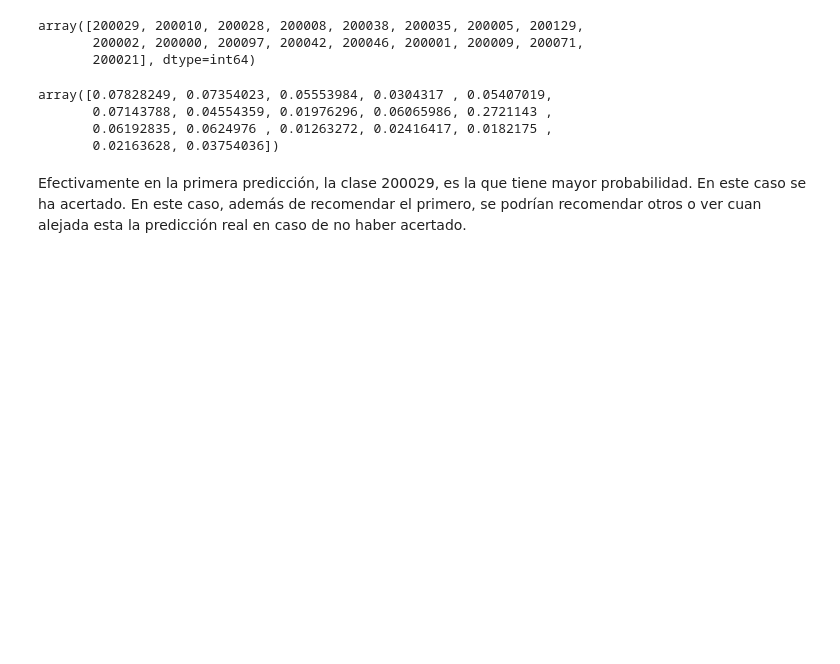
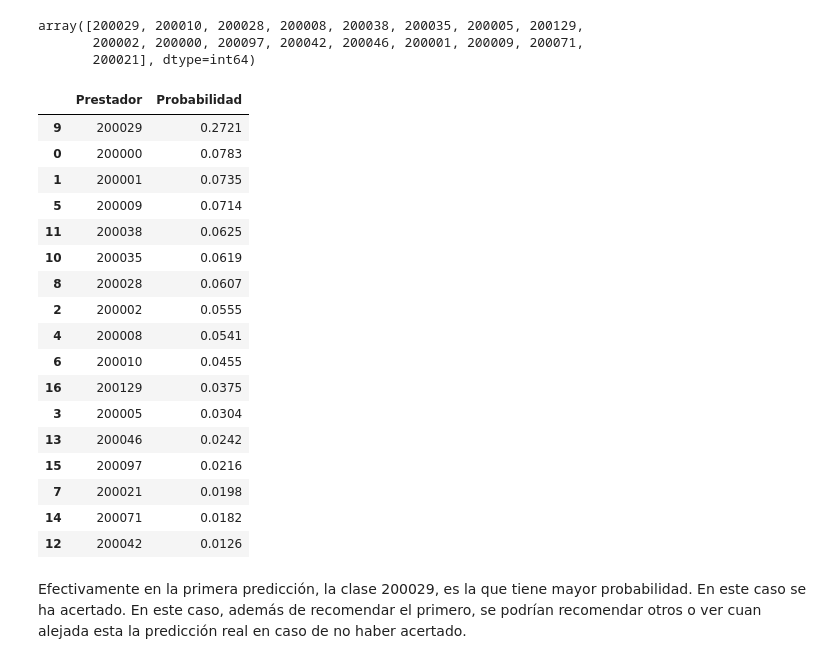
Before and after one commit to JuanMajul/Mentoria_DiploDatos2021, a Jupyter notebook: Notebooks/Practico_4.ipynb, the cells around one changed output. Drawn from its saved outputs; the diff is of its cells as text; code cells hidden in the pictures; blank space fills up the shorter version.

```diff
--- a/Notebooks/Practico_4.ipynb
+++ b/Notebooks/Practico_4.ipynb
@@ -413,13 +413,27 @@ y_test.unique()
 array([200029, 200010, 200028, 200008, 200038, 200035, 200005, 200129,
        200002, 200000, 200097, 200042, 200046, 200001, 200009, 200071,
        200021], dtype=int64)
-# %%
-y_pred_test_proba[0]
-# %% [output]
-array([0.07828249, 0.07354023, 0.05553984, 0.0304317 , 0.05407019,
-       0.07143788, 0.04554359, 0.01976296, 0.06065986, 0.2721143 ,
-       0.06192835, 0.0624976 , 0.01263272, 0.02416417, 0.0182175 ,
-       0.02163628, 0.03754036])
+# %%
+pd.DataFrame(list(zip(y.unique(),y_pred_test_proba[0]))).rename(columns={0:'Prestador',1:'Probabilidad'}).sort_values('Probabilidad',ascending=False)
+# %% [output]
+|  | Prestador | Probabilidad |
+| 9 | 200029 | 0.2721 |
+| 0 | 200000 | 0.0783 |
+| 1 | 200001 | 0.0735 |
+| 5 | 200009 | 0.0714 |
+| 11 | 200038 | 0.0625 |
+| 10 | 200035 | 0.0619 |
+| 8 | 200028 | 0.0607 |
+| 2 | 200002 | 0.0555 |
+| 4 | 200008 | 0.0541 |
+| 6 | 200010 | 0.0455 |
+| 16 | 200129 | 0.0375 |
+| 3 | 200005 | 0.0304 |
+| 13 | 200046 | 0.0242 |
+| 15 | 200097 | 0.0216 |
+| 7 | 200021 | 0.0198 |
+| 14 | 200071 | 0.0182 |
+| 12 | 200042 | 0.0126 |
 # %% [markdown]
 Efectivamente en la primera predicción, la clase 200029, es la que tiene mayor probabilidad. En este caso se ha acertado. En este caso, además de recomendar el primero, se podrían recomendar otros o ver cuan alejada esta la predicción real en caso de no haber acertado.
 # %%
```
Also changed, not shown: parts of 19 cells of this notebook, 1 other file.
